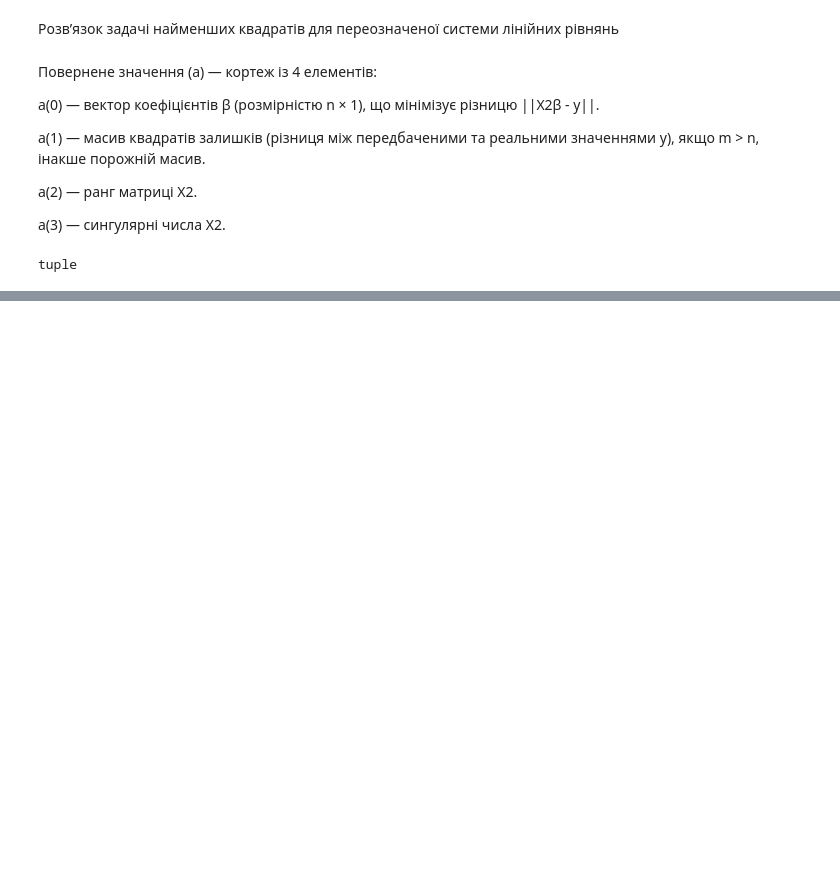
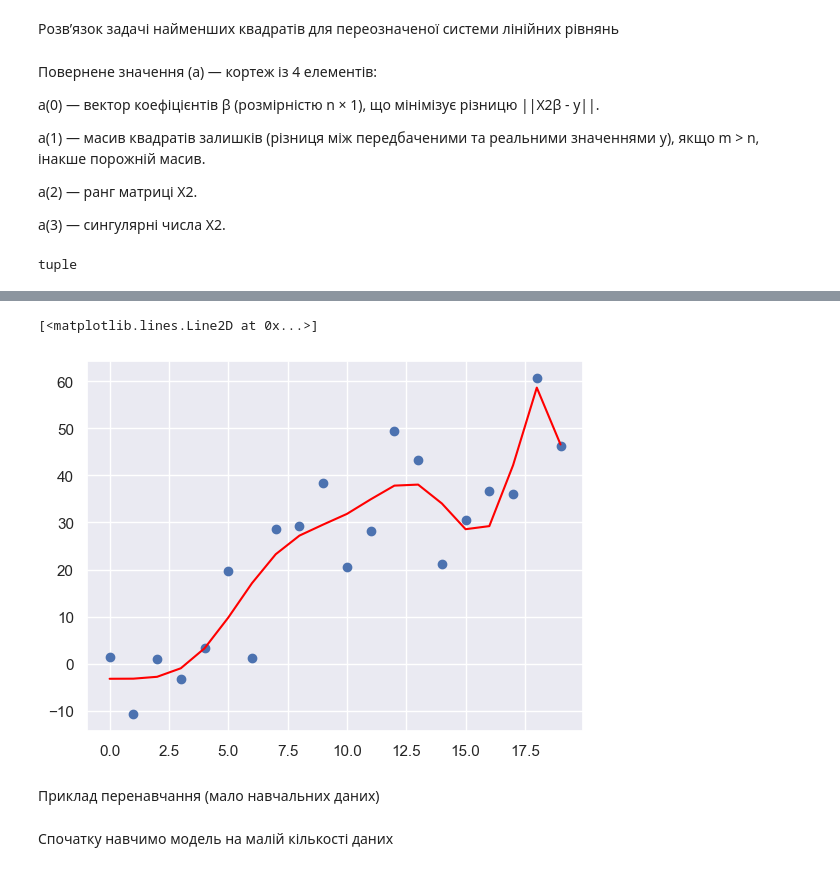
Before and after one commit to AlexandrZhygalov/ML_Course, a Jupyter notebook: Models.ipynb, the cells around one changed output, grey strips where cells are left out. Drawn from its saved outputs; the diff is of its cells as text; code cells hidden in the pictures; blank space fills up the shorter version.

```diff
--- a/Models.ipynb
+++ b/Models.ipynb
@@ -198,0 +316,18 @@ plt.plot(X, y_pred, color='red')
+# %%
+from sklearn.preprocessing import PolynomialFeatures
+from sklearn.linear_model import LinearRegression
+
+polyModel = PolynomialFeatures(degree=12)
+X_poly = polyModel.fit_transform(X[:, np.newaxis])
+m = LinearRegression()
+m.fit(X_poly, y)
+y_pred = m.predict(X_poly)
+plt.scatter(X, y)
+plt.plot(X, y_pred, color='red')
+# %% [output]
+[<matplotlib.lines.Line2D at 0x...>]
+[figure, added]
+# %% [markdown]
+Приклад перенавчання (мало навчальних даних)
+# %% [markdown]
+Спочатку навчимо модель на малій кількості даних
```
Also changed, not shown: parts of 42 cells of this notebook, 3 other files.
